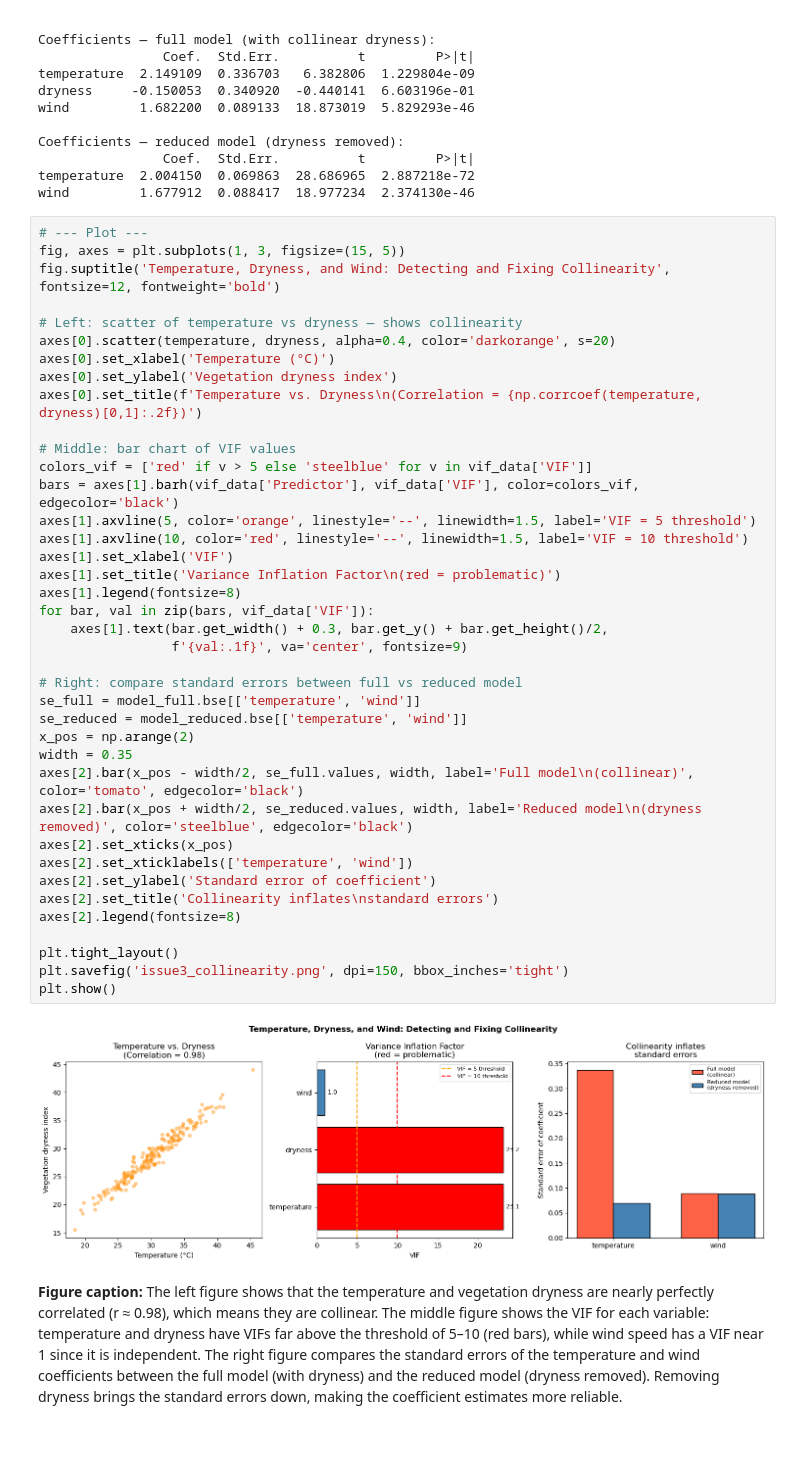
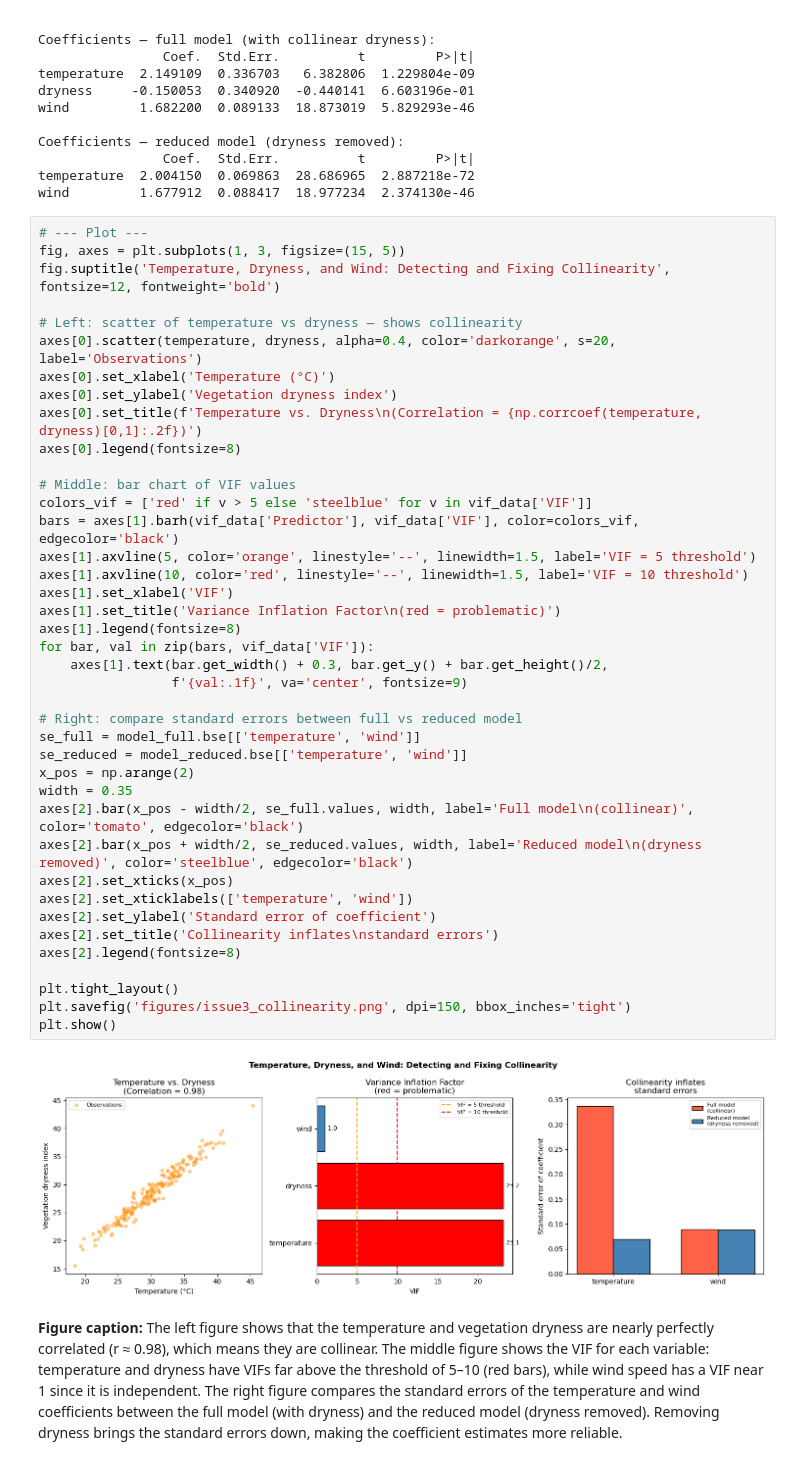
Before and after one commit to aakriti-poudel-chhetri/assignment-2, a Jupyter notebook: task1/hw2-task1.ipynb, the cells around one changed output. Drawn from its saved outputs; the diff is of its cells as text.

```diff
--- a/task1/hw2-task1.ipynb
+++ b/task1/hw2-task1.ipynb
@@ -338,41 +344,42 @@ fig, axes = plt.subplots(1, 3, figsize=(15, 5))
 fig.suptitle('Temperature, Dryness, and Wind: Detecting and Fixing Collinearity', fontsize=12, fontweight='bold')
 
 # Left: scatter of temperature vs dryness — shows collinearity
-axes[0].scatter(temperature, dryness, alpha=0.4, color='darkorange', s=20)
+axes[0].scatter(temperature, dryness, alpha=0.4, color='darkorange', s=20, label='Observations')
 axes[0].set_xlabel('Temperature (°C)')
 axes[0].set_ylabel('Vegetation dryness index')
 axes[0].set_title(f'Temperature vs. Dryness\n(Correlation = {np.corrcoef(temperature, dryness)[0,1]:.2f})')
+axes[0].legend(fontsize=8)
 
 # Middle: bar chart of VIF values
 colors_vif = ['red' if v > 5 else 'steelblue' for v in vif_data['VIF']]
 bars = axes[1].barh(vif_data['Predictor'], vif_data['VIF'], color=colors_vif, edgecolor='black')
 axes[1].axvline(5, color='orange', linestyle='--', linewidth=1.5, label='VIF = 5 threshold')
 axes[1].axvline(10, color='red', linestyle='--', linewidth=1.5, label='VIF = 10 threshold')
 axes[1].set_xlabel('VIF')
 axes[1].set_title('Variance Inflation Factor\n(red = problematic)')
 axes[1].legend(fontsize=8)
 for bar, val in zip(bars, vif_data['VIF']):
     axes[1].text(bar.get_width() + 0.3, bar.get_y() + bar.get_height()/2,
                  f'{val:.1f}', va='center', fontsize=9)
 
 # Right: compare standard errors between full vs reduced model
 se_full = model_full.bse[['temperature', 'wind']]
 se_reduced = model_reduced.bse[['temperature', 'wind']]
 x_pos = np.arange(2)
 width = 0.35
 axes[2].bar(x_pos - width/2, se_full.values, width, label='Full model\n(collinear)', color='tomato', edgecolor='black')
 axes[2].bar(x_pos + width/2, se_reduced.values, width, label='Reduced model\n(dryness removed)', color='steelblue', edgecolor='black')
 axes[2].set_xticks(x_pos)
 axes[2].set_xticklabels(['temperature', 'wind'])
 axes[2].set_ylabel('Standard error of coefficient')
 axes[2].set_title('Collinearity inflates\nstandard errors')
 axes[2].legend(fontsize=8)
 
 plt.tight_layout()
-plt.savefig('issue3_collinearity.png', dpi=150, bbox_inches='tight')
+plt.savefig('figures/issue3_collinearity.png', dpi=150, bbox_inches='tight')
 plt.show()
 # %% [output]
-[figure, old version]
+[figure, new version]
 # %% [markdown]
 **Figure caption:** The left figure shows that the temperature and vegetation dryness are nearly perfectly correlated (r ≈ 0.98), which means they are collinear. The middle figure shows the VIF for each variable: temperature and dryness have VIFs far above the threshold of 5–10 (red bars), while wind speed has a VIF near 1 since it is independent. The right figure compares the standard errors of the temperature and wind coefficients between the full model (with dryness) and the reduced model (dryness removed). Removing dryness brings the standard errors down, making the coefficient estimates more reliable.
 # %% [markdown]
```
Also changed, not shown: parts of 4 cells of this notebook, 5 other files.
